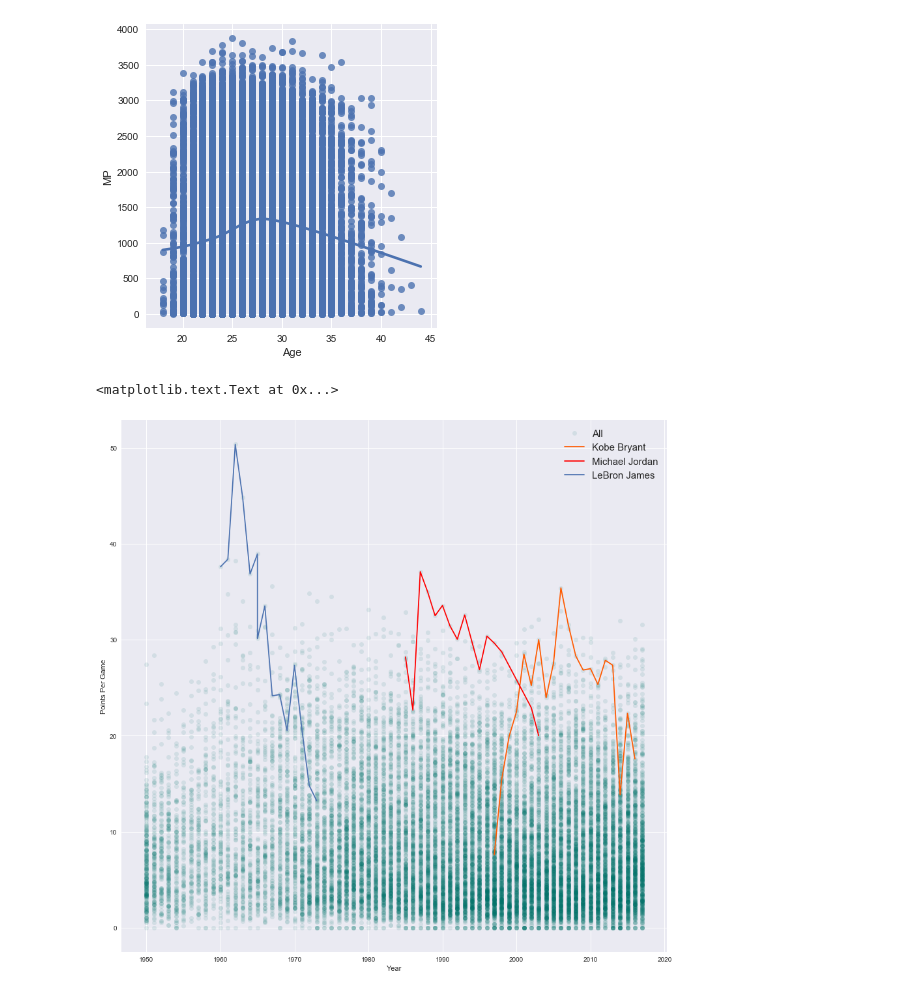
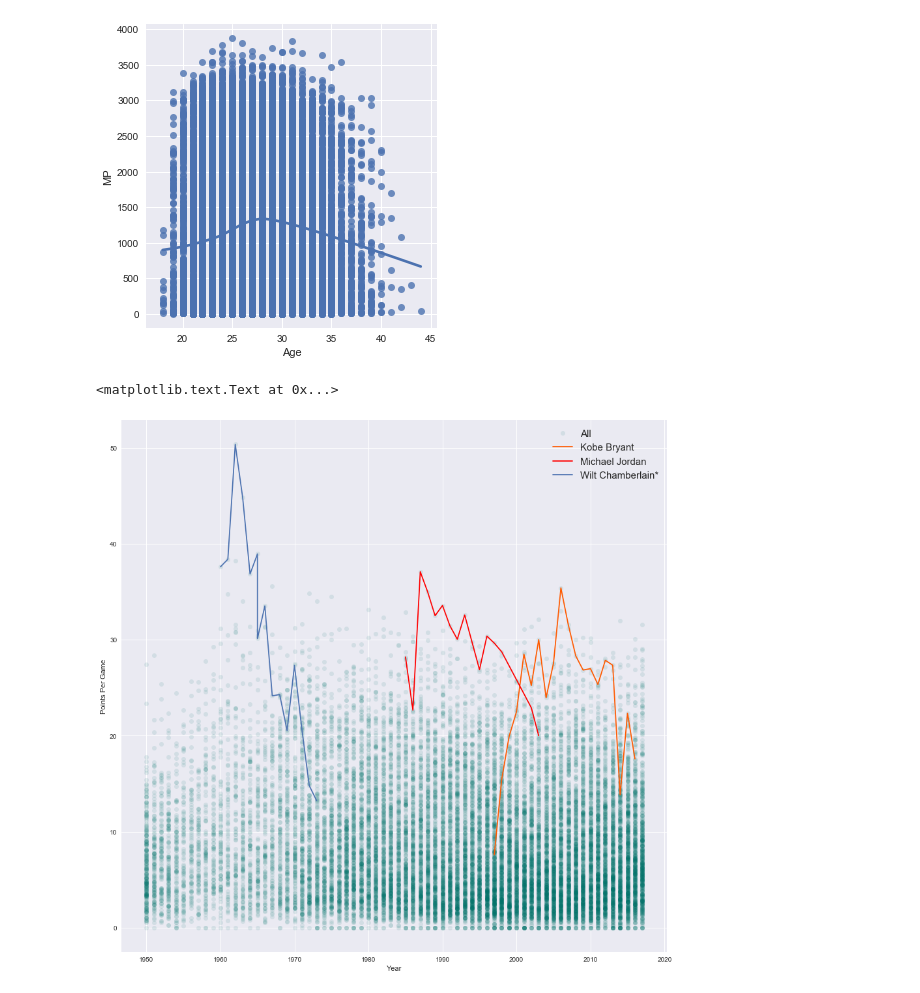
Before and after one commit to wikp/peaches, a Jupyter notebook: 2017-09-13-MeetIT-Torun/NBA.ipynb, the cells around one changed output. Drawn from its saved outputs; the diff is of its cells as text; code cells hidden in the pictures.

```diff
--- a/2017-09-13-MeetIT-Torun/NBA.ipynb
+++ b/2017-09-13-MeetIT-Torun/NBA.ipynb
@@ -145,12 +145,12 @@ sns.lmplot(x='Age', y='MP', data=seasons, lowess=True)
 # %%
 plt.figure(figsize=(15,15))
 plt.plot(seasons.Year,seasons.PPG,'o', alpha = 0.1, color='#00736A')
 plt.plot(seasons.Year[seasons.Player == 'Kobe Bryant'],seasons.PPG[seasons.Player == 'Kobe Bryant'], color = '#FF5A00')
 plt.plot(seasons.Year[seasons.Player == 'Michael Jordan*'],seasons.PPG[seasons.Player == 'Michael Jordan*'], color = 'r')
 plt.plot(seasons.Year[seasons.Player == 'Wilt Chamberlain*'],seasons.PPG[seasons.Player == 'Wilt Chamberlain*'])
-plt.legend(['All','Kobe Bryant','Michael Jordan','LeBron James'], fontsize = 15)
+plt.legend(['All','Kobe Bryant','Michael Jordan','Wilt Chamberlain*'], fontsize = 15)
 plt.xlabel('Year')
 plt.ylabel('Points Per Game')
 # %% [output]
 <matplotlib.text.Text at 0x...>
-[figure, old version]
+[figure, new version]
```
